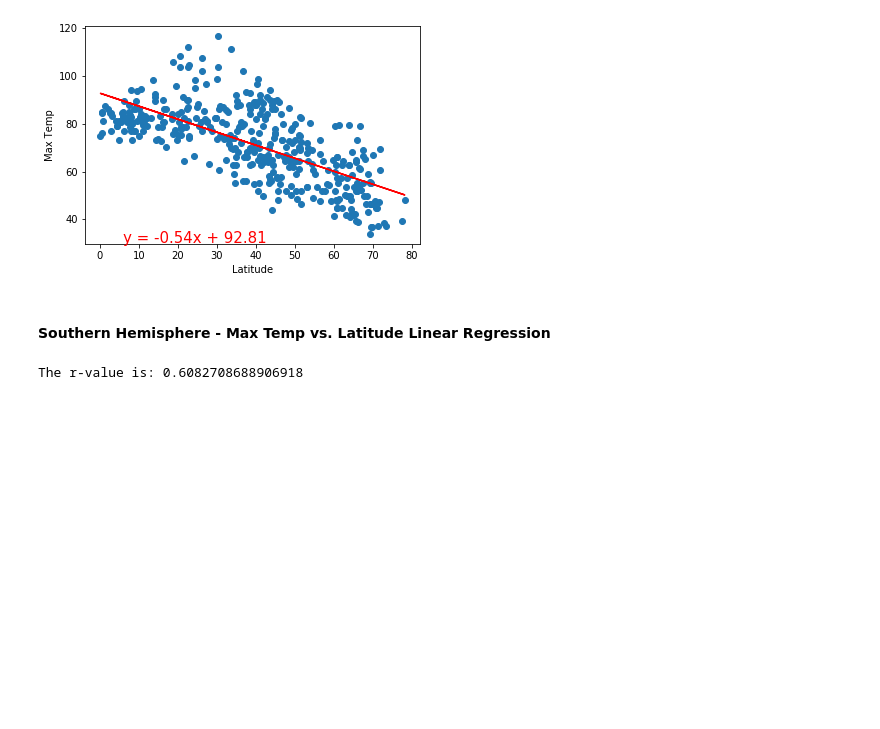
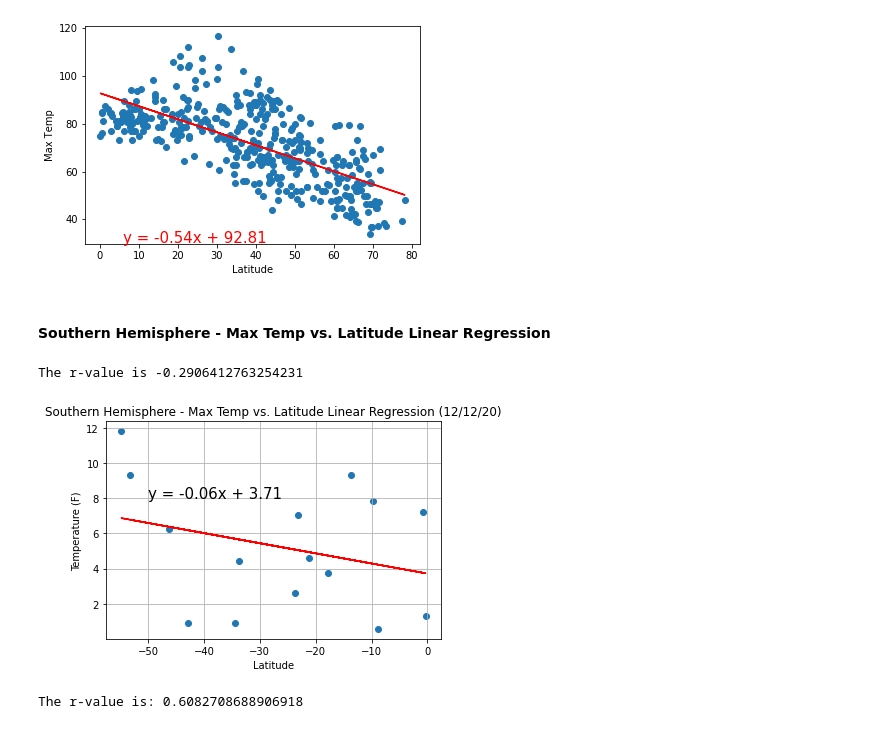
Before and after one commit to thallegacy/python-api-challenge, a Jupyter notebook: WeatherVacationPy/WeatherPy.ipynb, the cells around one changed output. Saved outputs shown, nothing was run; the diff lists cells and outputs as text; code cells hidden in the pictures; blank space fills up the shorter version.

Commit message:
Create first southern hem scatter plot

```diff
--- a/WeatherVacationPy/WeatherPy.ipynb
+++ b/WeatherVacationPy/WeatherPy.ipynb
@@ -444,6 +444,40 @@ The r-value is: 0.46937863826630627
 [figure]
 # %% [markdown]
 ####  Southern Hemisphere - Max Temp vs. Latitude Linear Regression
+# %%
+# Set plot variables x and y
+south_x = south_hem_data["Lat"]
+south_y = south_hem_data["Wind Speed"]
+
+
+# linear regression model
+(slope, intercept, rvalue, pvalue, stderr) = linregress(south_x, south_y)
+regress_values = south_x * slope + intercept
+
+# Plot the graph with slope intercept
+line_eq = f'y = {str(round(slope,2))}x + {str(round(intercept,2))}'
+plt.scatter(south_x,south_y)
+plt.plot(south_x,regress_values,"r-")
+
+# Set the formatting of the graph
+plt.annotate(line_eq,(-50,8),fontsize=15,color="black")
+plt.title(f'Southern Hemisphere - Max Temp vs. Latitude Linear Regression ({time.strftime("%D")})')
+plt.xlabel("Latitude")
+plt.ylabel("Temperature (F)")
+plt.grid(True)
+
+# The r-value
+print(f"The r-value is {rvalue}")
+
+# Save the graph
+plt.savefig("output_data/SH_Lat_vs_Wind_Speed.png")
+
+
+# Display the information
+plt.show()
+# %% [output]
+The r-value is -0.2906412763254231
+[figure, added]
 # %%
 # %% [output]
 The r-value is: 0.6082708688906918
```
Also changed, not shown: 1 other file.
